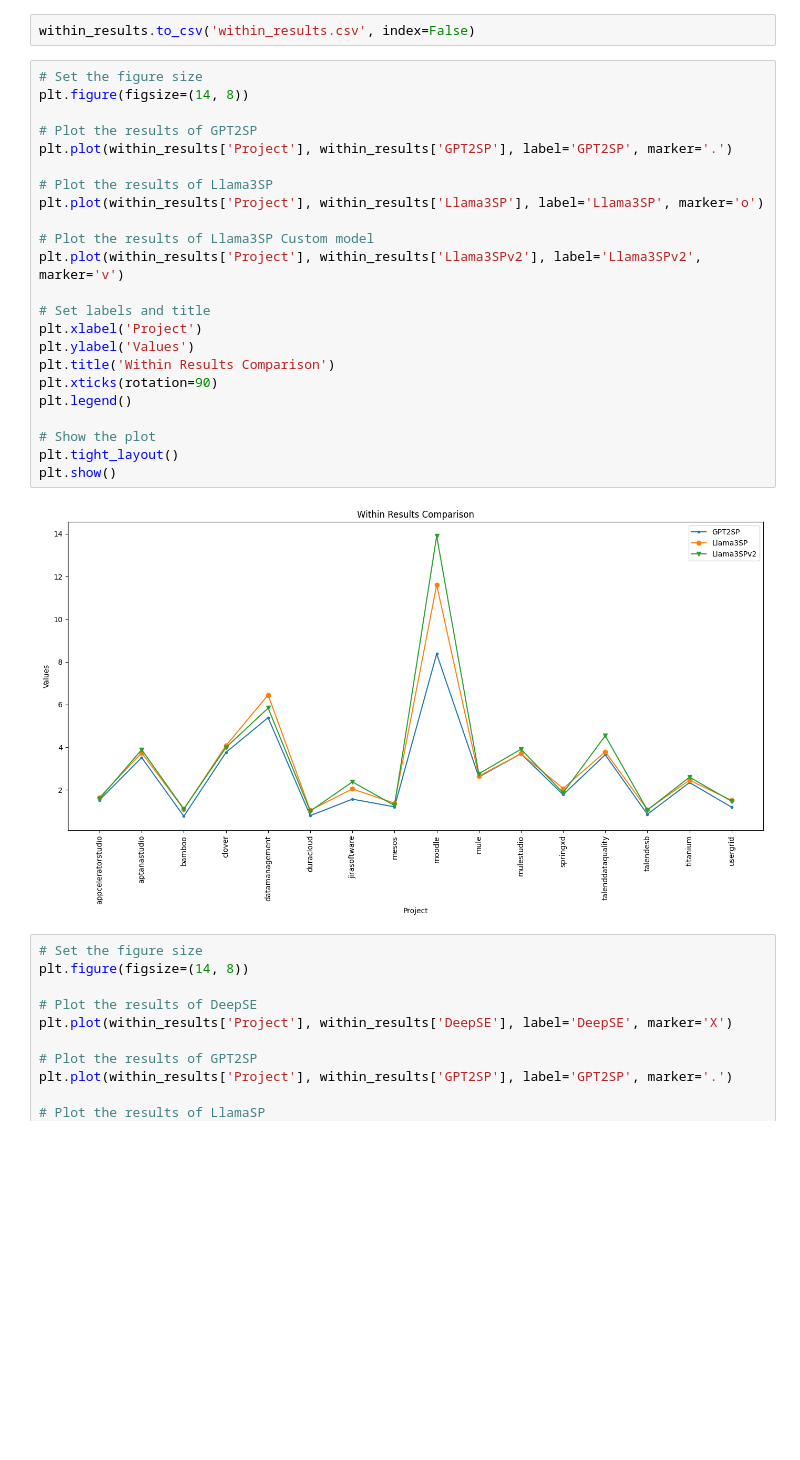
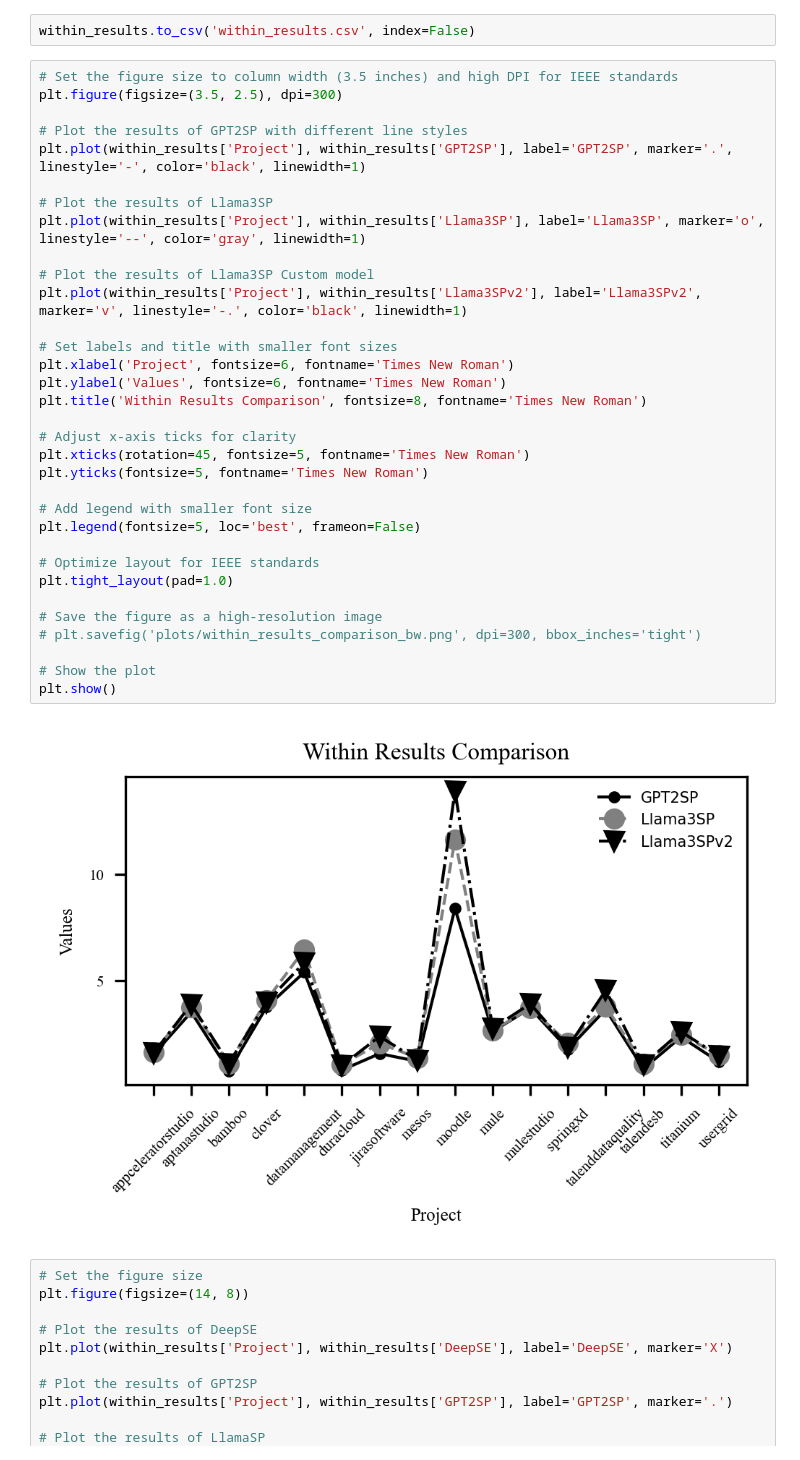
Before and after one commit to DEVCamiloSepulveda/llama3sp, a Jupyter notebook: data_model_analysis/Llama3SP_model_analysis_notebook.ipynb, the cells around one changed output. Drawn from its saved outputs; the diff is of its cells as text; blank space fills up the shorter version.

Commit message:
IEEE plots

```diff
--- a/data_model_analysis/Llama3SP_model_analysis_notebook.ipynb
+++ b/data_model_analysis/Llama3SP_model_analysis_notebook.ipynb
@@ -43,30 +43,40 @@ within_results
 # %%
 within_results.to_csv('within_results.csv', index=False)
 # %%
-# Set the figure size
-plt.figure(figsize=(14, 8))
+# Set the figure size to column width (3.5 inches) and high DPI for IEEE standards
+plt.figure(figsize=(3.5, 2.5), dpi=300)
 
-# Plot the results of GPT2SP
-plt.plot(within_results['Project'], within_results['GPT2SP'], label='GPT2SP', marker='.')
+# Plot the results of GPT2SP with different line styles
+plt.plot(within_results['Project'], within_results['GPT2SP'], label='GPT2SP', marker='.', linestyle='-', color='black', linewidth=1)
 
 # Plot the results of Llama3SP
-plt.plot(within_results['Project'], within_results['Llama3SP'], label='Llama3SP', marker='o')
+plt.plot(within_results['Project'], within_results['Llama3SP'], label='Llama3SP', marker='o', linestyle='--', color='gray', linewidth=1)
 
 # Plot the results of Llama3SP Custom model
-plt.plot(within_results['Project'], within_results['Llama3SPv2'], label='Llama3SPv2', marker='v')
+plt.plot(within_results['Project'], within_results['Llama3SPv2'], label='Llama3SPv2', marker='v', linestyle='-.', color='black', linewidth=1)
 
-# Set labels and title
-plt.xlabel('Project')
-plt.ylabel('Values')
-plt.title('Within Results Comparison')
-plt.xticks(rotation=90)
-plt.legend()
+# Set labels and title with smaller font sizes
+plt.xlabel('Project', fontsize=6, fontname='Times New Roman')
+plt.ylabel('Values', fontsize=6, fontname='Times New Roman')
+plt.title('Within Results Comparison', fontsize=8, fontname='Times New Roman')
+
+# Adjust x-axis ticks for clarity
+plt.xticks(rotation=45, fontsize=5, fontname='Times New Roman')
+plt.yticks(fontsize=5, fontname='Times New Roman')
+
+# Add legend with smaller font size
+plt.legend(fontsize=5, loc='best', frameon=False)
+
+# Optimize layout for IEEE standards
+plt.tight_layout(pad=1.0)
+
+# Save the figure as a high-resolution image
+# plt.savefig('plots/within_results_comparison_bw.png', dpi=300, bbox_inches='tight')
 
 # Show the plot
-plt.tight_layout()
 plt.show()
 # %% [output]
-[figure, old version]
+[figure, new version]
 # %%
 # Set the figure size
 plt.figure(figsize=(14, 8))
```
Also changed, not shown: parts of 9 cells of this notebook, 6 other files.
